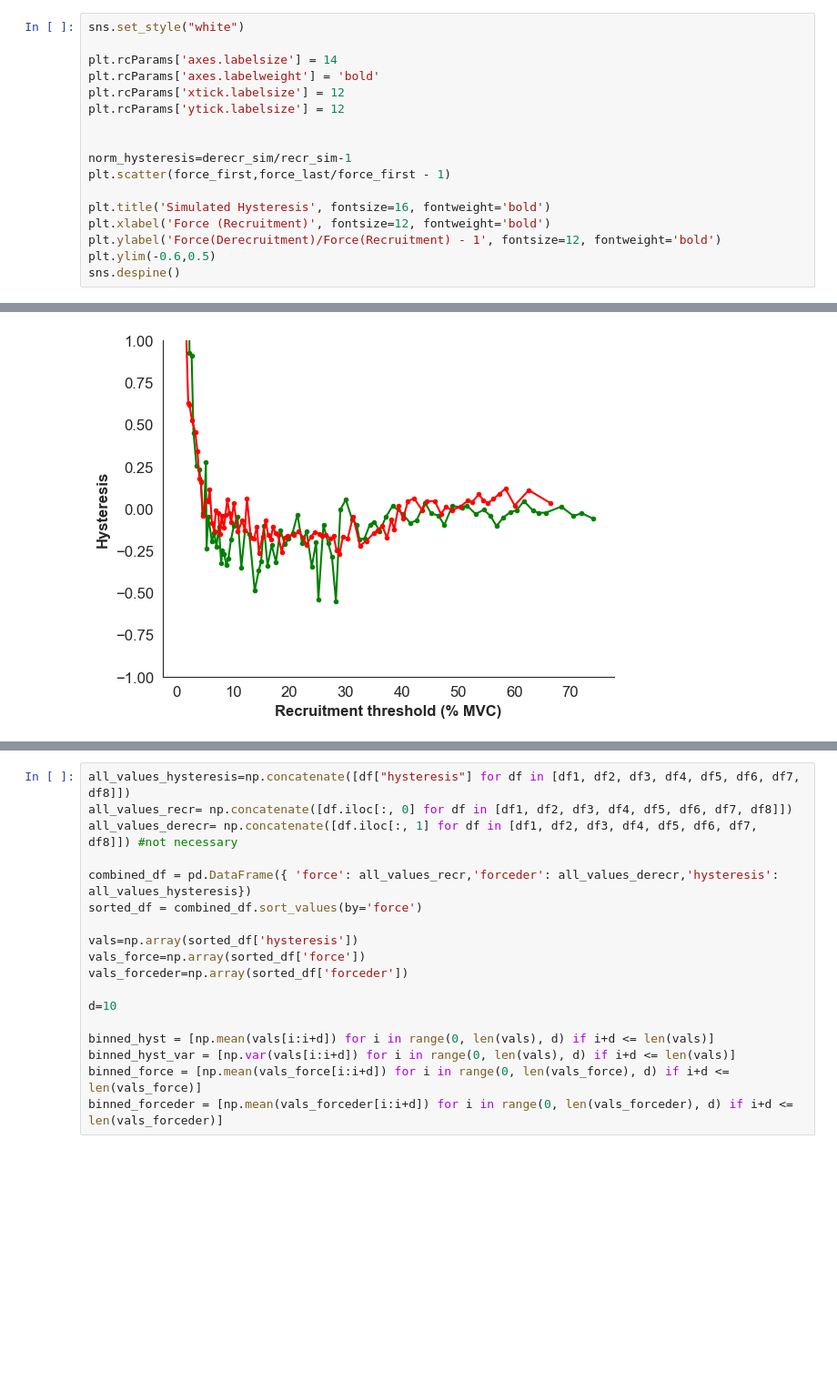
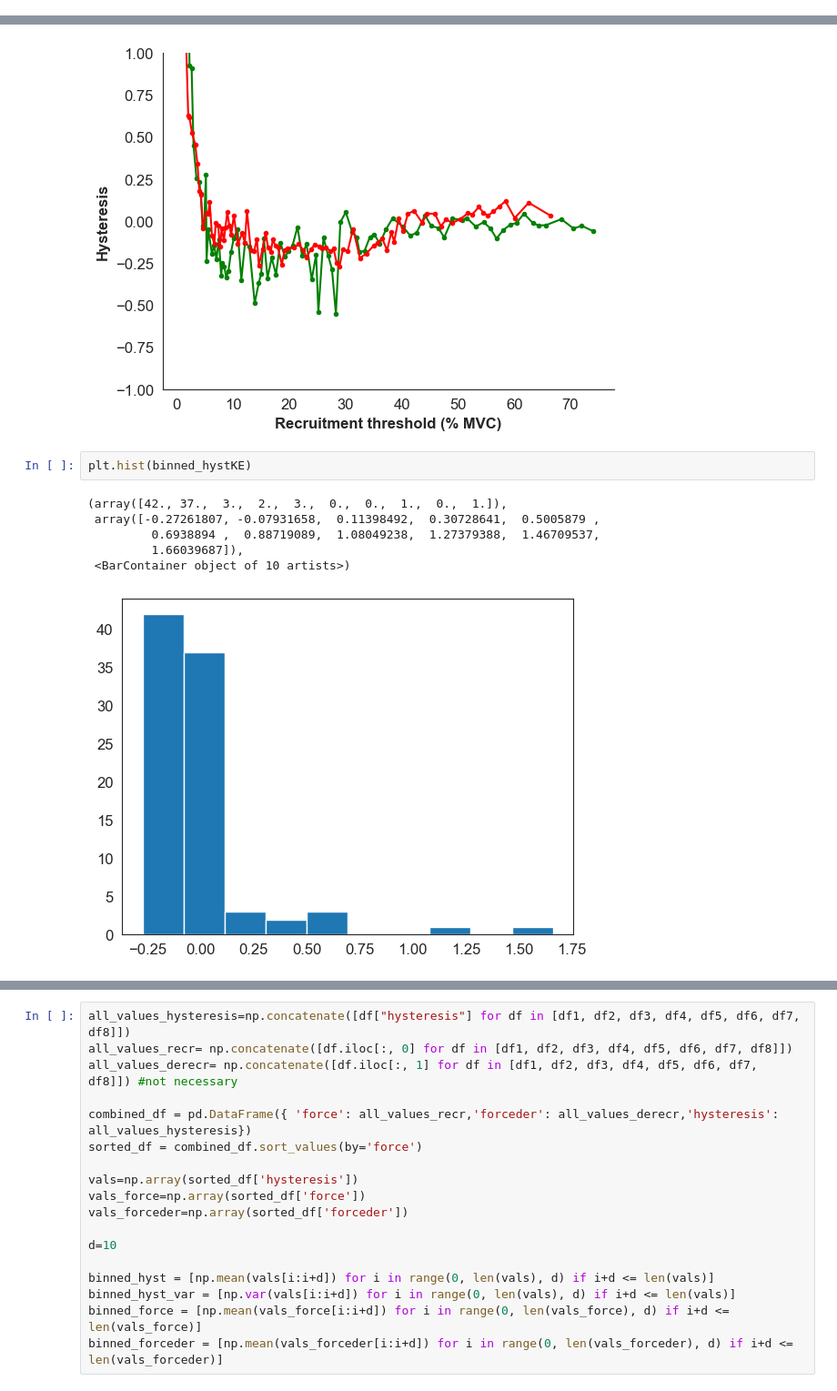
Before and after one commit to natmtc/flexible-motoneuron-control, a Jupyter notebook: Data_Analysis_Model.ipynb, the cells around one changed output, grey strips where cells are left out. Shown at 91% size. Drawn from its saved outputs; the diff is of its cells as text; blank space fills up the shorter version.

```diff
--- a/Data_Analysis_Model.ipynb
+++ b/Data_Analysis_Model.ipynb
@@ -76,17 +20,0 @@ derecr_sim = normalized_recr[87:87*2]
-# %%
-sns.set_style("white")
-
-plt.rcParams['axes.labelsize'] = 14
-plt.rcParams['axes.labelweight'] = 'bold'
-plt.rcParams['xtick.labelsize'] = 12
-plt.rcParams['ytick.labelsize'] = 12
-
-
-norm_hysteresis=derecr_sim/recr_sim-1
-plt.scatter(force_first,force_last/force_first - 1)
-
-plt.title('Simulated Hysteresis', fontsize=16, fontweight='bold')
-plt.xlabel('Force (Recruitment)', fontsize=12, fontweight='bold')
-plt.ylabel('Force(Derecruitment)/Force(Recruitment) - 1', fontsize=12, fontweight='bold')
-plt.ylim(-0.6,0.5)
-sns.despine()
@@ -280,3 +188,12 @@ sns.despine()
 plt.show()
 # %% [output]
 [figure]
+# %%
+plt.hist(binned_hystKE)
+# %% [output]
+(array([42., 37.,  3.,  2.,  3.,  0.,  0.,  1.,  0.,  1.]),
+ array([-0.27261807, -0.07931658,  0.11398492,  0.30728641,  0.5005879 ,
+         0.6938894 ,  0.88719089,  1.08049238,  1.27379388,  1.46709537,
+         1.66039687]),
+ <BarContainer object of 10 artists>)
+[figure, added]
```
Also changed, not shown: parts of 21 cells of this notebook, 5 other files.
